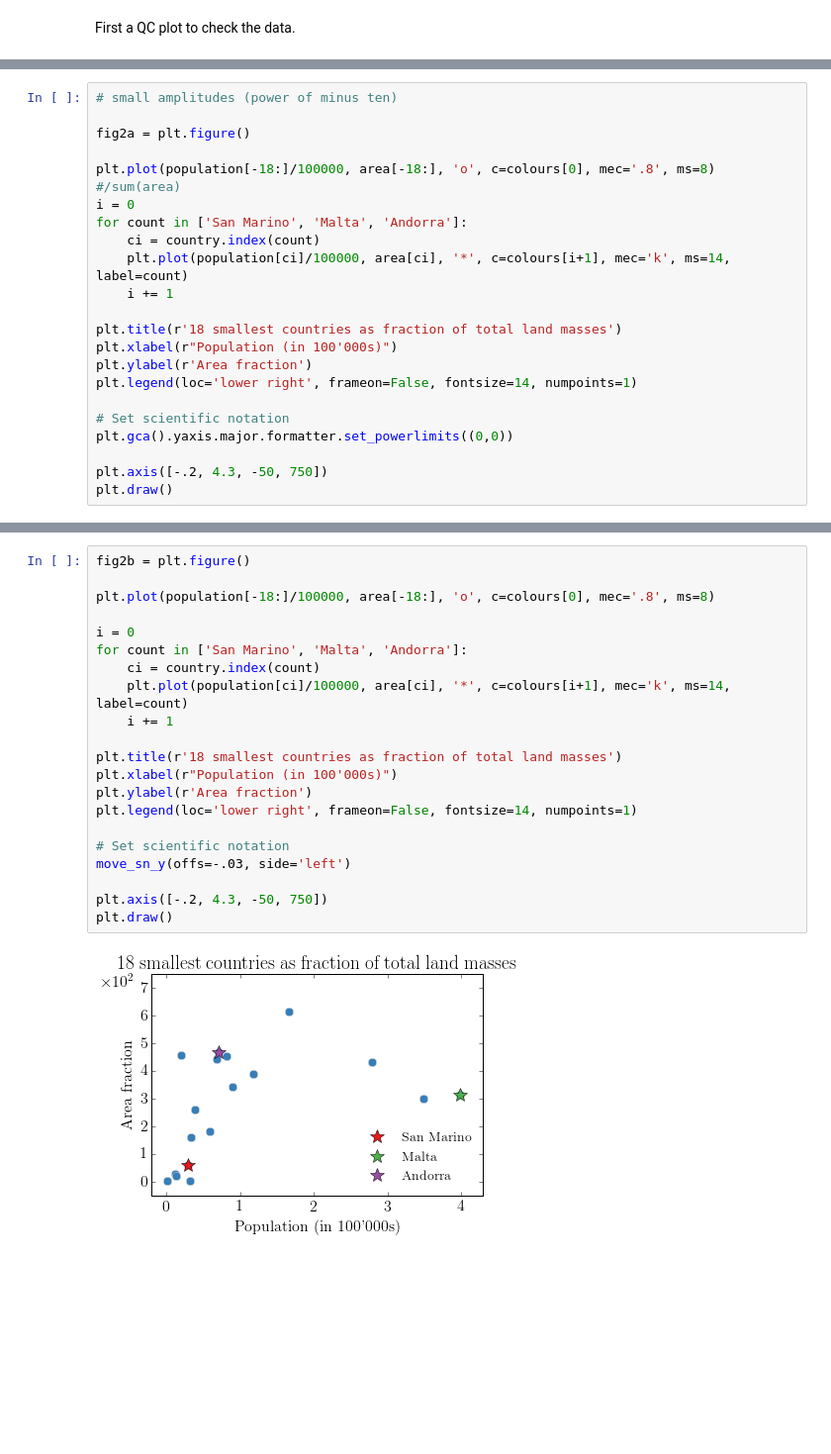
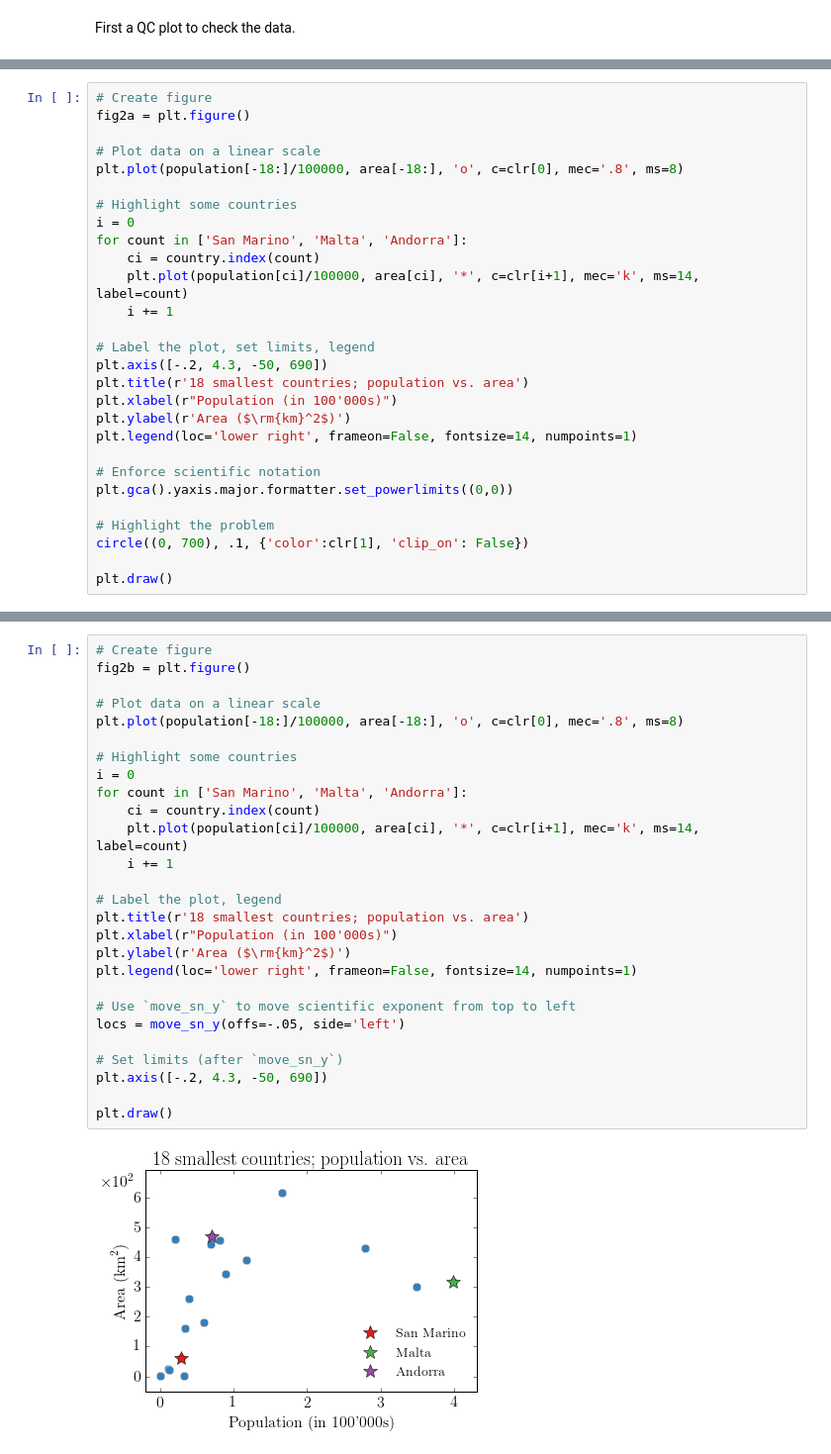
Before and after one commit to prisae/blog-notebooks, a Jupyter notebook: MoveSciNot.ipynb, the cells around one changed output, grey strips where cells are left out. Shown: that part at 99% size. Cells and saved outputs as stored; diff of their text form; blank space fills up the shorter version.

Commit message:
final MoveSciNot

```diff
--- a/MoveSciNot.ipynb
+++ b/MoveSciNot.ipynb
@@ -150,24 +167,29 @@ I now plot the area as
 # %%
-# small amplitudes (power of minus ten)
-
+# Create figure
 fig2a = plt.figure()
 
-plt.plot(population[-18:]/100000, area[-18:], 'o', c=colours[0], mec='.8', ms=8)
-#/sum(area)
+# Plot data on a linear scale
+plt.plot(population[-18:]/100000, area[-18:], 'o', c=clr[0], mec='.8', ms=8)
+
+# Highlight some countries
 i = 0
 for count in ['San Marino', 'Malta', 'Andorra']:
     ci = country.index(count)
-    plt.plot(population[ci]/100000, area[ci], '*', c=colours[i+1], mec='k', ms=14, label=count)
+    plt.plot(population[ci]/100000, area[ci], '*', c=clr[i+1], mec='k', ms=14, label=count)
     i += 1
 
-plt.title(r'18 smallest countries as fraction of total land masses')
+# Label the plot, set limits, legend
+plt.axis([-.2, 4.3, -50, 690])
+plt.title(r'18 smallest countries; population vs. area')
 plt.xlabel(r"Population (in 100'000s)")
-plt.ylabel(r'Area fraction')
+plt.ylabel(r'Area ($\rm{km}^2$)')
 plt.legend(loc='lower right', frameon=False, fontsize=14, numpoints=1)
 
-# Set scientific notation
+# Enforce scientific notation
 plt.gca().yaxis.major.formatter.set_powerlimits((0,0))
 
-plt.axis([-.2, 4.3, -50, 750])
+# Highlight the problem
+circle((0, 700), .1, {'color':clr[1], 'clip_on': False})
+
 plt.draw()
 # %% [output]
@@ -175,23 +203,29 @@ plt.draw()
 # %%
+# Create figure
 fig2b = plt.figure()
 
-plt.plot(population[-18:]/100000, area[-18:], 'o', c=colours[0], mec='.8', ms=8)
+# Plot data on a linear scale
+plt.plot(population[-18:]/100000, area[-18:], 'o', c=clr[0], mec='.8', ms=8)
 
+# Highlight some countries
 i = 0
 for count in ['San Marino', 'Malta', 'Andorra']:
     ci = country.index(count)
-    plt.plot(population[ci]/100000, area[ci], '*', c=colours[i+1], mec='k', ms=14, label=count)
+    plt.plot(population[ci]/100000, area[ci], '*', c=clr[i+1], mec='k', ms=14, label=count)
     i += 1
 
-plt.title(r'18 smallest countries as fraction of total land masses')
+# Label the plot, legend
+plt.title(r'18 smallest countries; population vs. area')
 plt.xlabel(r"Population (in 100'000s)")
-plt.ylabel(r'Area fraction')
+plt.ylabel(r'Area ($\rm{km}^2$)')
 plt.legend(loc='lower right', frameon=False, fontsize=14, numpoints=1)
 
-# Set scientific notation
-move_sn_y(offs=-.03, side='left')
+# Use `move_sn_y` to move scientific exponent from top to left
+locs = move_sn_y(offs=-.05, side='left')
 
-plt.axis([-.2, 4.3, -50, 750])
+# Set limits (after `move_sn_y`)
+plt.axis([-.2, 4.3, -50, 690])
+
 plt.draw()
 # %% [output]
-[figure, old version]
+[figure, new version]
```
Also changed, not shown: parts of 12 cells of this notebook, 1 other file.
